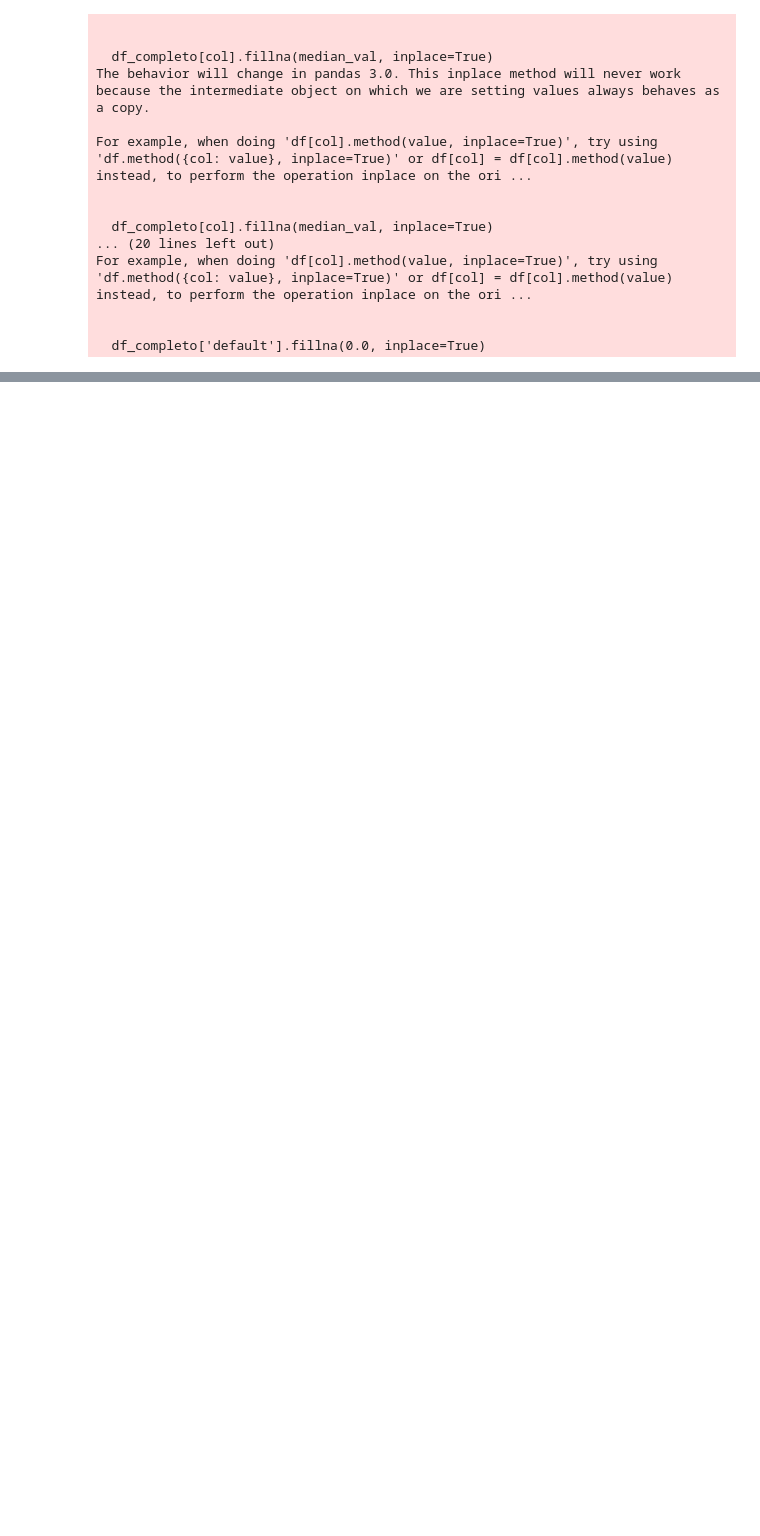
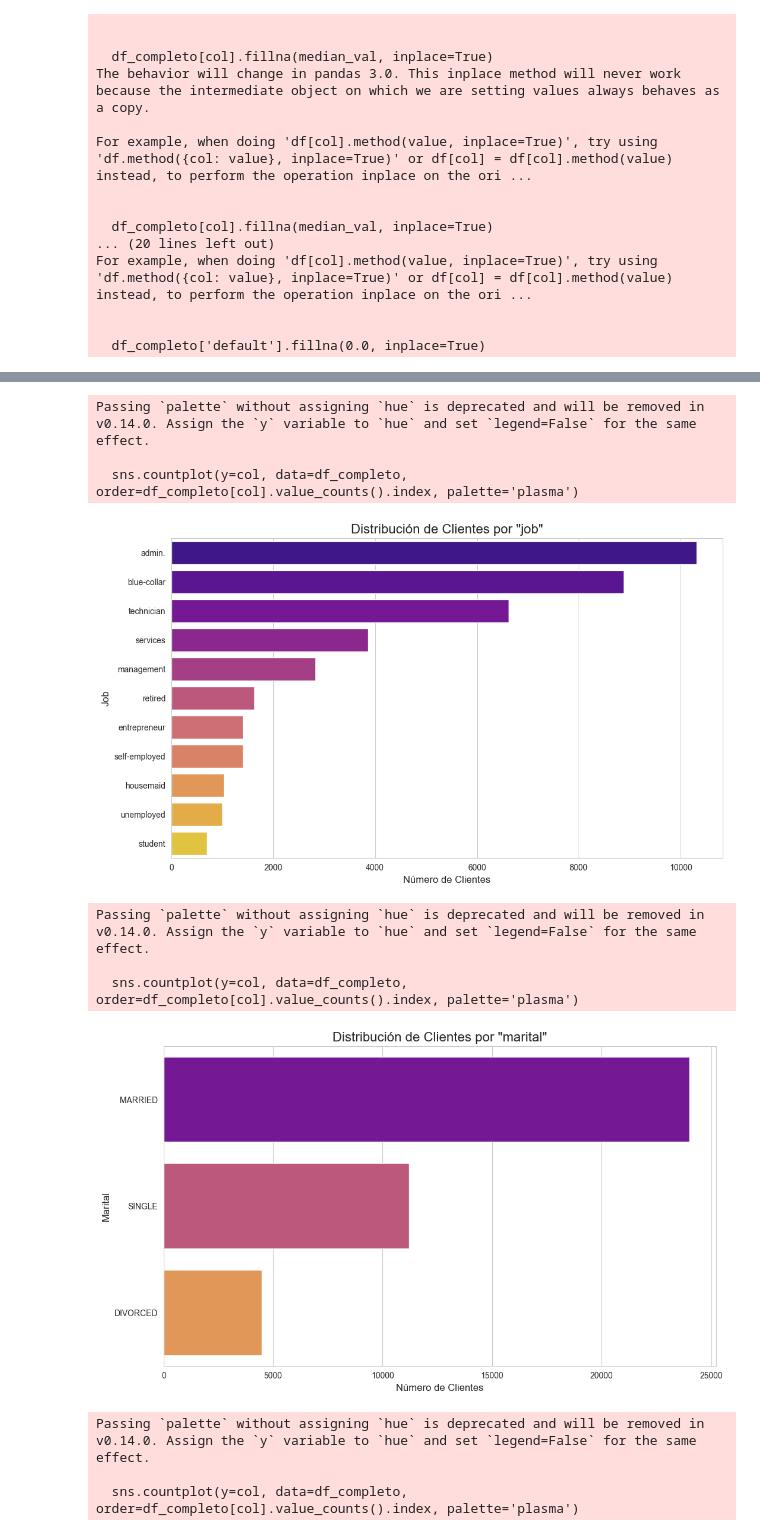
Before and after one commit to AnaGutier/Proyecto_EDA_Python_Pandas, a Jupyter notebook: EDA_proceso.ipynb, the cells around one changed output, grey strips where cells are left out. Drawn from its saved outputs; the diff is of its cells as text; code cells hidden in the pictures; blank space fills up the shorter version.

```diff
--- a/EDA_proceso.ipynb
+++ b/EDA_proceso.ipynb
@@ -340,0 +414,26 @@ For example, when doing 'df[col].method(value, inplace=True)', try using 'df.met
+# %%
+# Análisis de otras variables categóricas
+
+# Lista de columnas categóricas a analizar
+categorical_cols = ['job', 'marital', 'education', 'age_group']
+
+# Creo un gráfico para cada columna
+for col in categorical_cols:
+    plt.figure(figsize=(12, 7))
+    sns.countplot(y=col, data=df_completo, order=df_completo[col].value_counts().index, palette='plasma')
+    plt.title(f'Distribución de Clientes por "{col}"', fontsize=16)
+    plt.xlabel('Número de Clientes', fontsize=12)
+    plt.ylabel(col.capitalize(), fontsize=12)
+    plt.show()
+# %% [output]
+Passing `palette` without assigning `hue` is deprecated and will be removed in v0.14.0. Assign the `y` variable to `hue` and set `legend=False` for the same effect.
+
+  sns.countplot(y=col, data=df_completo, order=df_completo[col].value_counts().index, palette='plasma')
+[figure, added]
+Passing `palette` without assigning `hue` is deprecated and will be removed in v0.14.0. Assign the `y` variable to `hue` and set `legend=False` for the same effect.
+
+  sns.countplot(y=col, data=df_completo, order=df_completo[col].value_counts().index, palette='plasma')
+[figure, added]
+Passing `palette` without assigning `hue` is deprecated and will be removed in v0.14.0. Assign the `y` variable to `hue` and set `legend=False` for the same effect.
+
+  sns.countplot(y=col, data=df_completo, order=df_completo[col].value_counts().index, palette='plasma')
```
Also changed, not shown: parts of 14 cells of this notebook.
